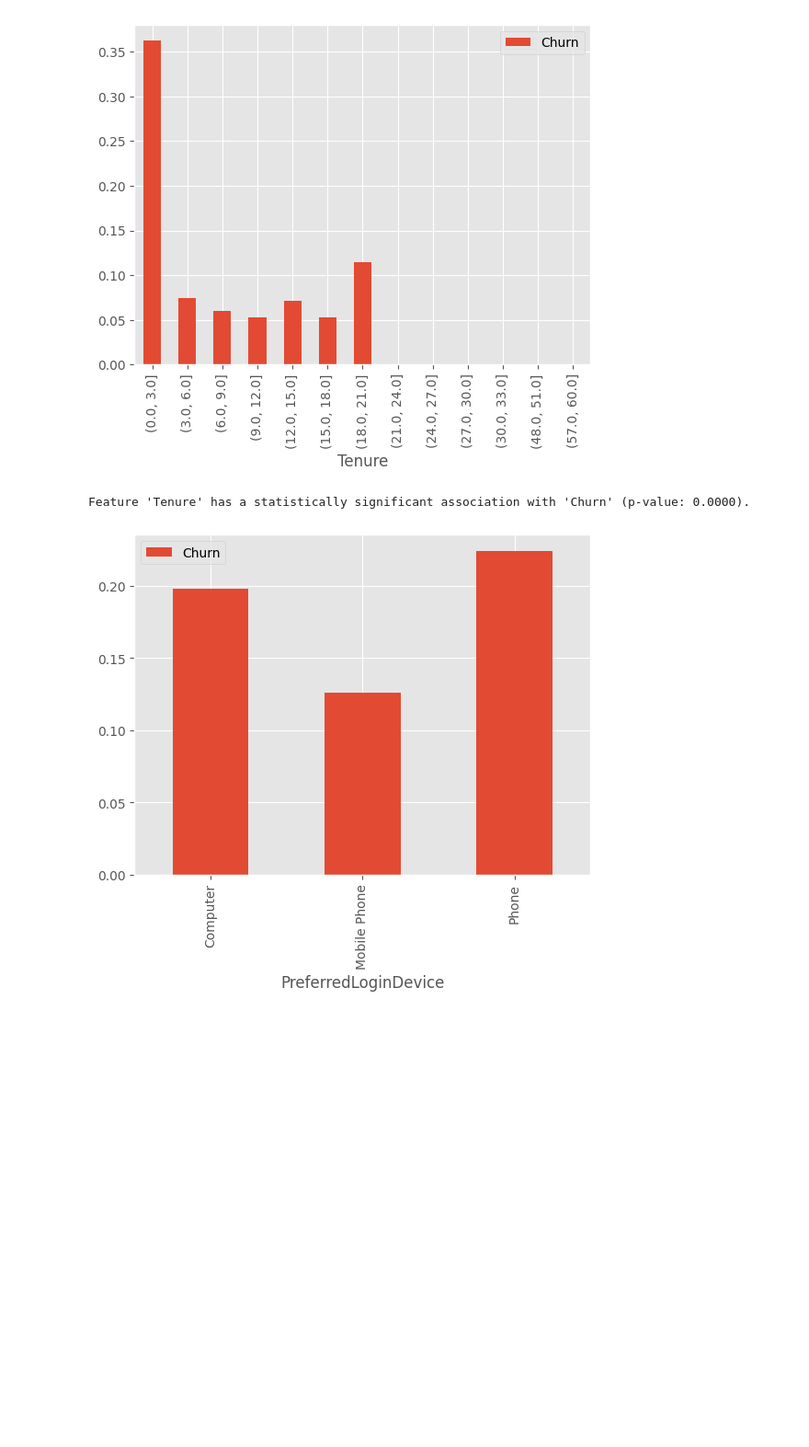
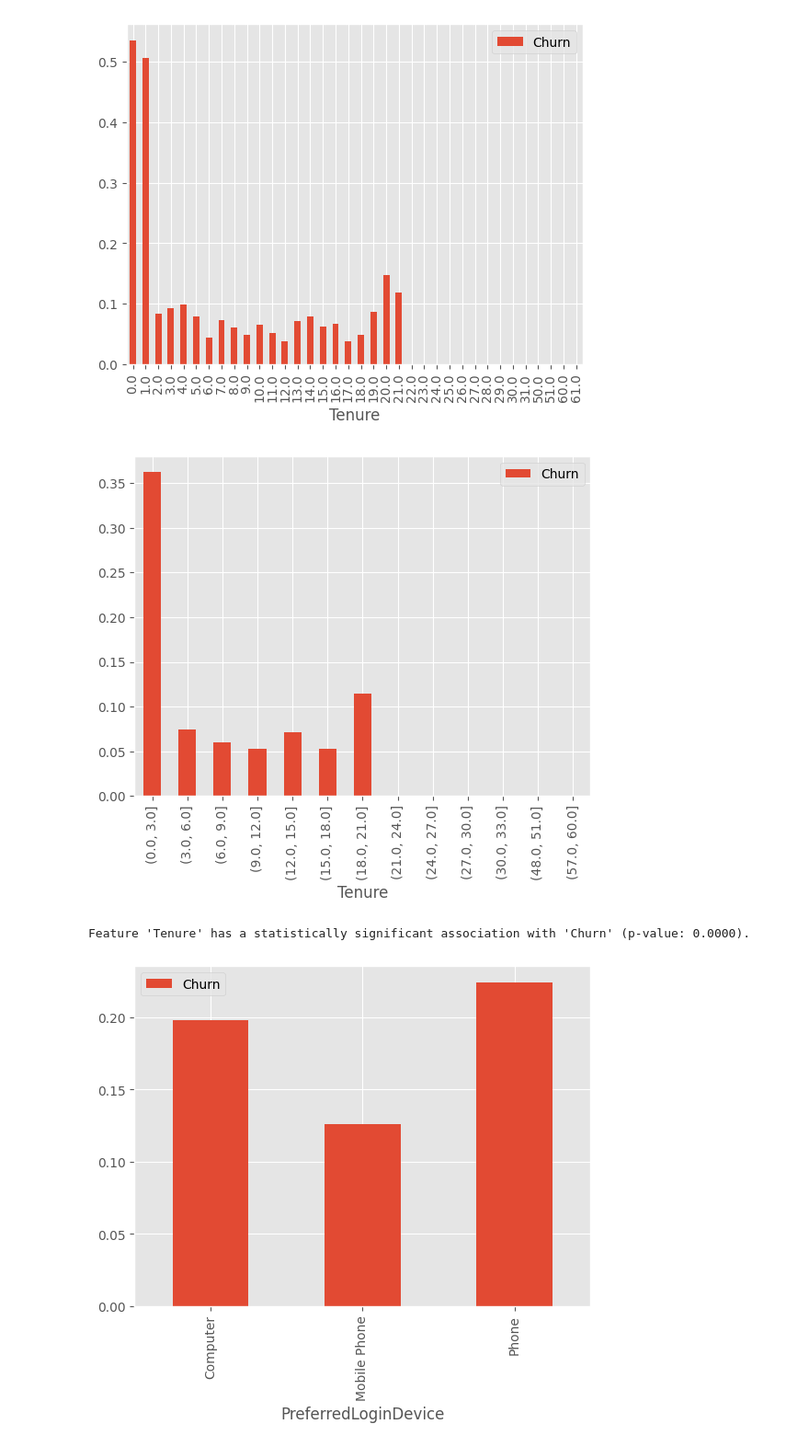
Before and after one commit to jalalmahmud/churn-analysis, a Jupyter notebook: churn_analysis.ipynb, the cells around one changed output. Shown at 92% size. Saved outputs shown, nothing was run; the diff lists cells and outputs as text; code cells hidden in the pictures; blank space fills up the shorter version.

```diff
--- a/churn_analysis.ipynb
+++ b/churn_analysis.ipynb
@@ -62,31 +62,36 @@ max      16.000000          46.000000      324.990000
 [figure]
 ... (9 outputs left out)
 # %%
+data_pivot = data.pivot_table(values='Churn', index='Tenure', aggfunc=np.mean)
+data_pivot.plot.bar()
+plt.show()
+
 max_tenure = data['Tenure'].max()
 min_tenure = data['Tenure'].min()
 # Assuming that here Tenure is in months - input file doesn't mention the unit.
 # We would like to see how Churn is affected by Tenure of users with the company.
 
 # Arranging tenure data into buckets of 3 months to see how it looks like.
 # 35% of users Churn within their first 3 months. Churn drops significantly after first 3 months.
 # From CX perspective, we need to focus on retaining new customers, i.e. customers who has not completed their first 3 months. So they need to be targeted with positive campaign.
 
 data_pivot = data.pivot_table(values='Churn', index=pd.cut(data['Tenure'], np.arange(min_tenure, max_tenure, 3)), aggfunc=np.mean)
 data_pivot.plot.bar()
 plt.show()
 
 #we would like to see if the association between Tenure and Churn is statistically significant
 feature = 'Tenure'
 data_crosstab = pd.crosstab(data[feature], data['Churn'])
 chi2_score, p_value, _, _ = chi2_contingency(data_crosstab)
 
 if p_value < 0.05:
     print(f"Feature '{feature}' has a statistically significant association with 'Churn' (p-value: {p_value:.4f}).")
     significant_features.append(feature)
 else:
     print(f"Feature '{feature}' does not have a statistically significant association with 'Churn' (p-value: {p_value:.4f}).")
 # %% [output]
-[figure, old version]
+[figure, new version]
+[figure, added]
 Feature 'Tenure' has a statistically significant association with 'Churn' (p-value: 0.0000).
 # %%
 ## It is not clear what is the distinction between Phone and MobilePhone here.
```
Also changed, not shown: parts of 2 cells of this notebook, 1 other file.
